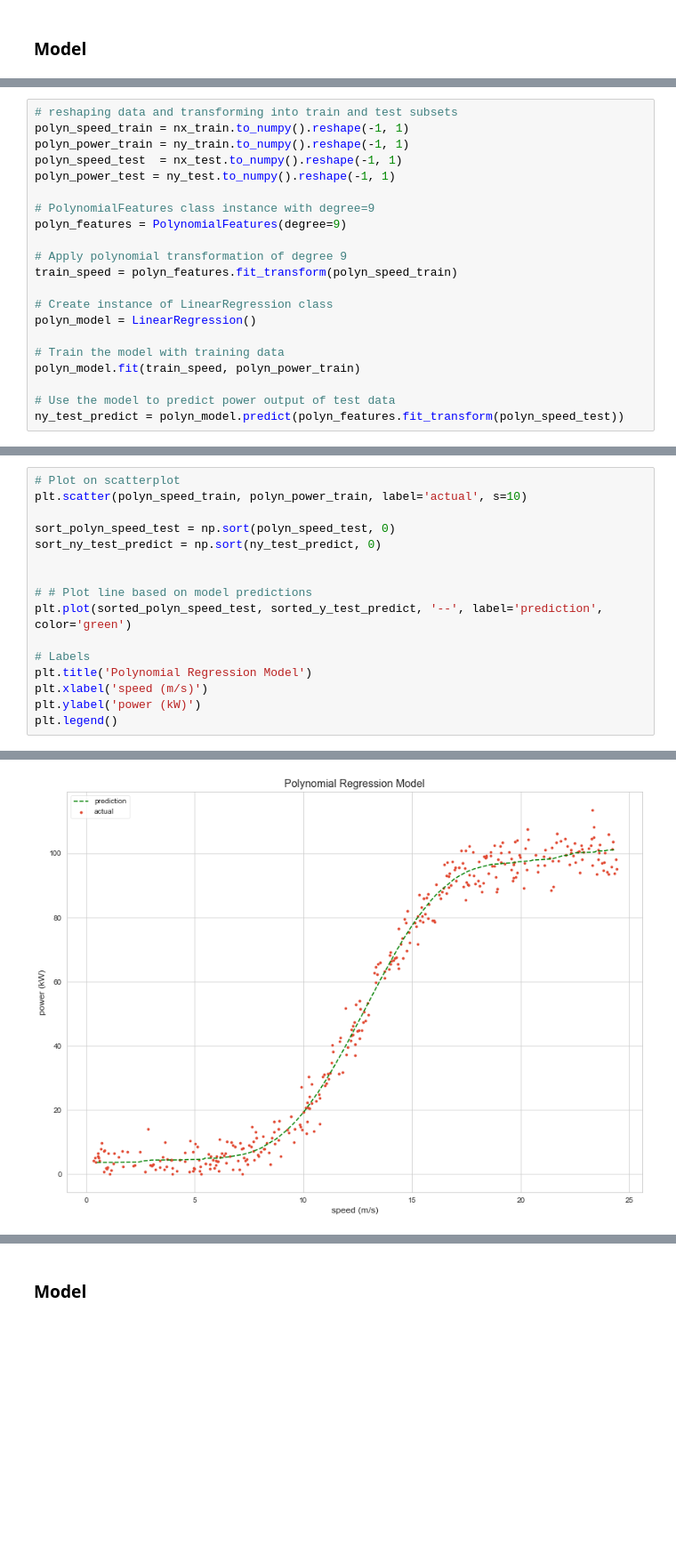
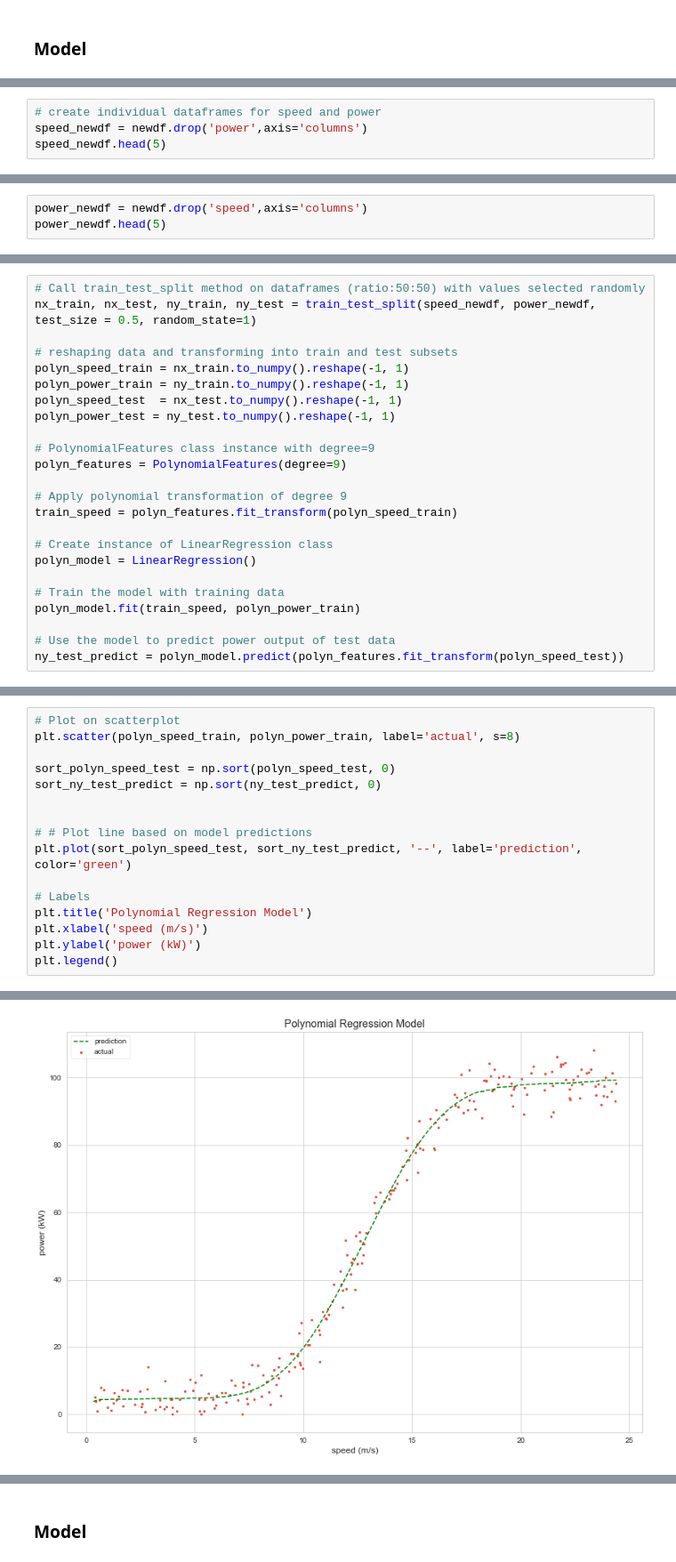
Before and after one commit to KatarzynaConnell/MachineLearn_Project2020, a Jupyter notebook: MachineLearn_Project2020.ipynb, the cells around one changed output, grey strips where cells are left out. Shown at 89% size. Saved outputs shown, nothing was run; the diff lists cells and outputs as text; blank space fills up the shorter version.

Commit message:
added comments to the Polynomial Regression analysis

```diff
--- a/MachineLearn_Project2020.ipynb
+++ b/MachineLearn_Project2020.ipynb
@@ -223,0 +228,4 @@ The polynomial curve can be fitted well. Considering that we can try polynomial
+# %%
+# create individual dataframes for speed and power
+speed_newdf = newdf.drop('power',axis='columns')
+speed_newdf.head(5)
@@ -223,0 +239,3 @@ The polynomial curve can be fitted well. Considering that we can try polynomial
+# %%
+power_newdf = newdf.drop('speed',axis='columns')
+power_newdf.head(5)
@@ -224,4 +249,7 @@ The polynomial curve can be fitted well. Considering that we can try polynomial
 # %%
+# Call train_test_split method on dataframes (ratio:50:50) with values selected randomly
+nx_train, nx_test, ny_train, ny_test = train_test_split(speed_newdf, power_newdf, test_size = 0.5, random_state=1)
+
 # reshaping data and transforming into train and test subsets
 polyn_speed_train = nx_train.to_numpy().reshape(-1, 1)
 polyn_power_train = ny_train.to_numpy().reshape(-1, 1)
@@ -256,19 +284,19 @@ mse, r2
 # %%
 # Plot on scatterplot
-plt.scatter(polyn_speed_train, polyn_power_train, label='actual', s=10)
+plt.scatter(polyn_speed_train, polyn_power_train, label='actual', s=8)
 
 sort_polyn_speed_test = np.sort(polyn_speed_test, 0)
 sort_ny_test_predict = np.sort(ny_test_predict, 0)
 
 
 # # Plot line based on model predictions
-plt.plot(sorted_polyn_speed_test, sorted_y_test_predict, '--', label='prediction', color='green')
+plt.plot(sort_polyn_speed_test, sort_ny_test_predict, '--', label='prediction', color='green')
 
 # Labels
 plt.title('Polynomial Regression Model')
 plt.xlabel('speed (m/s)')
 plt.ylabel('power (kW)')
 plt.legend()
 # %% [output]
 <matplotlib.legend.Legend at 0x...>
-[figure, old version]
+[figure, new version]
```
Also changed, not shown: parts of 11 cells of this notebook.
